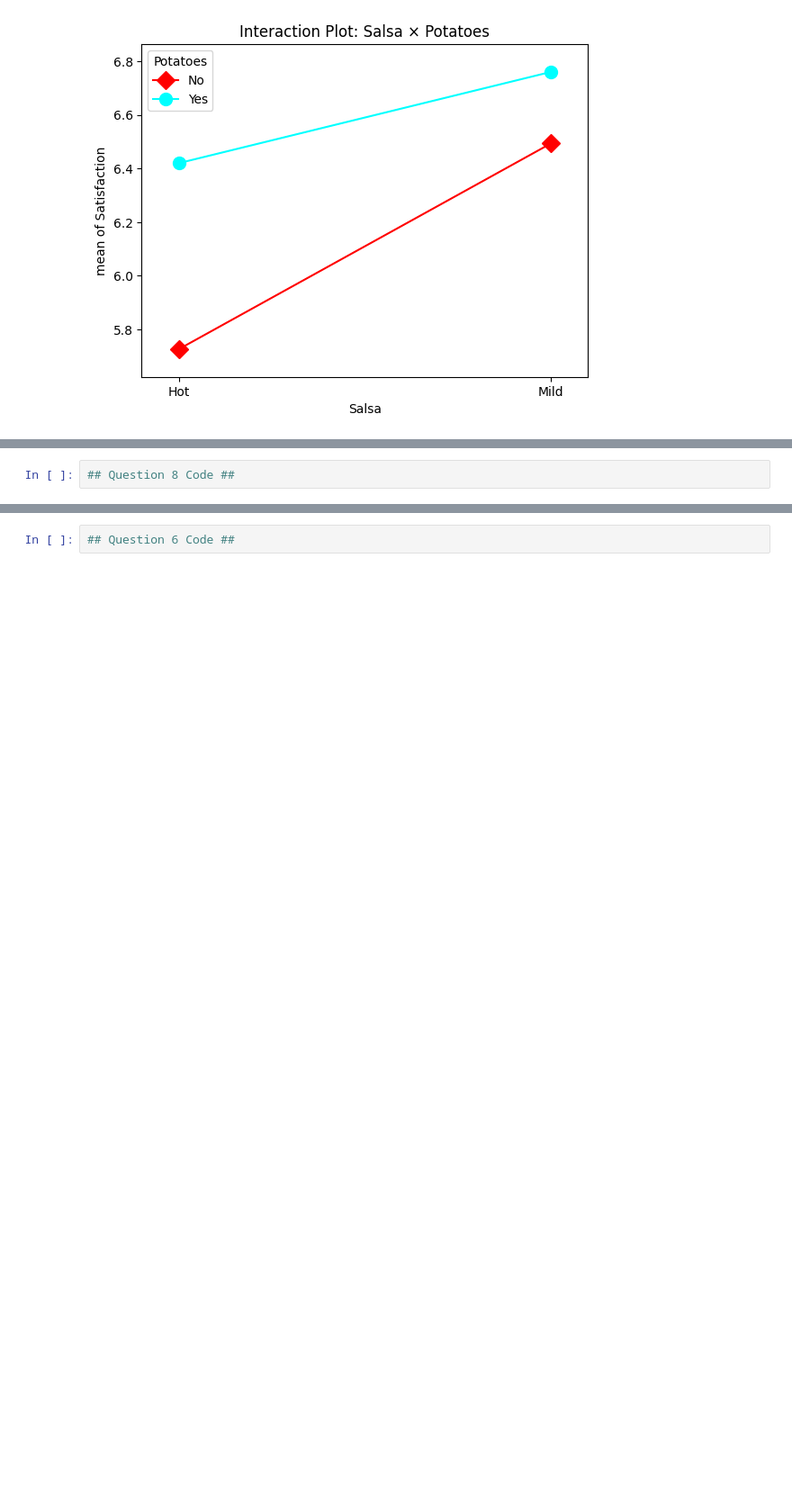
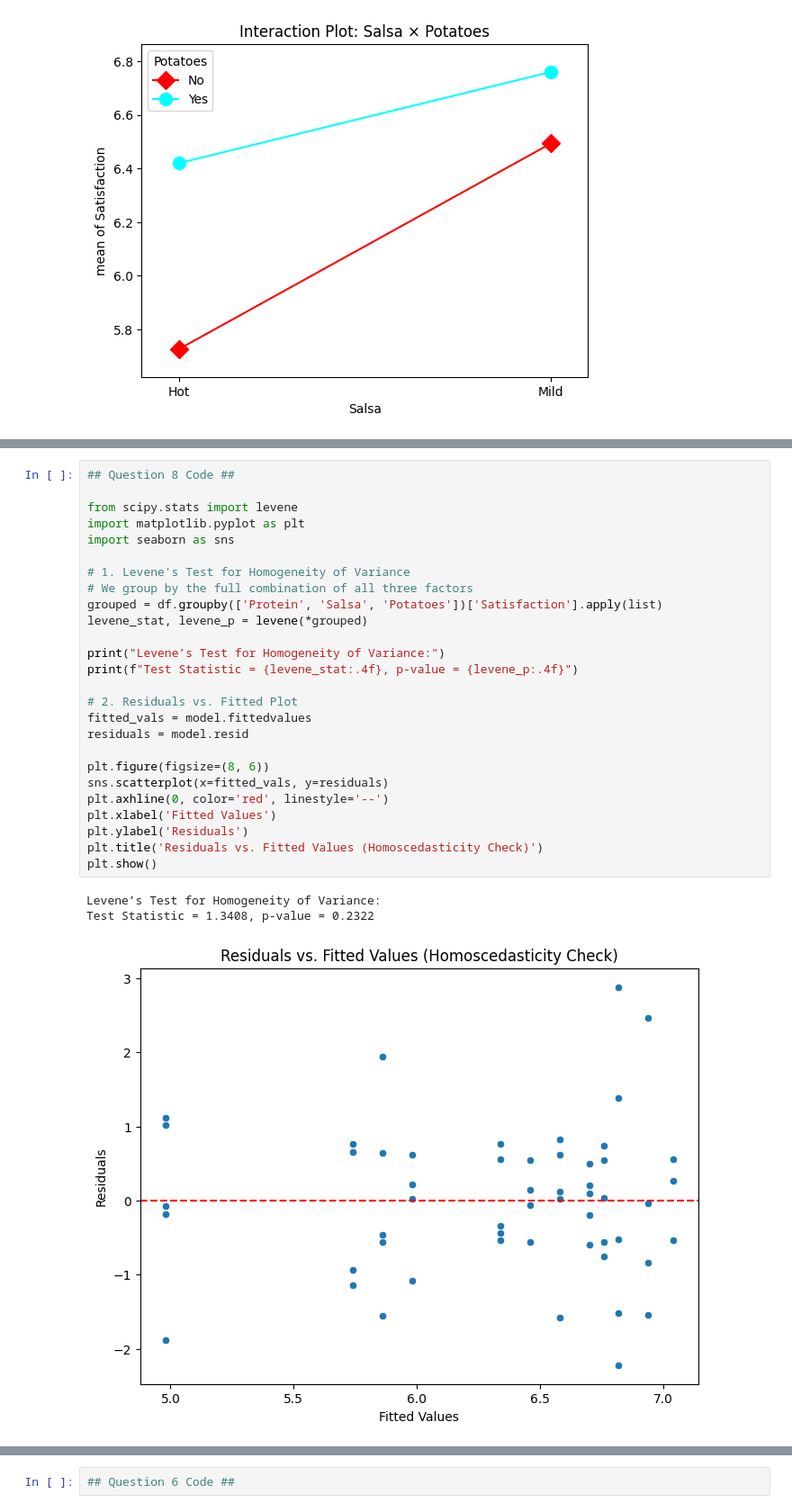
Before and after one commit to christinatalerico13/STAT-7220-Applied-Experimental-Design, a Jupyter notebook: Assignments/Final-Exam/Final-Exam.ipynb, the cells around one changed output, grey strips where cells are left out. Shown at 90% size. Cells and saved outputs as stored; diff of their text form; blank space fills up the shorter version.

```diff
--- a/Assignments/Final-Exam/Final-Exam.ipynb
+++ b/Assignments/Final-Exam/Final-Exam.ipynb
@@ -227,4 +275,32 @@ Summary Statistics:
 # %%
 ## Question 8 Code ##
+
+from scipy.stats import levene
+import matplotlib.pyplot as plt
+import seaborn as sns
+
+# 1. Levene's Test for Homogeneity of Variance
+# We group by the full combination of all three factors
+grouped = df.groupby(['Protein', 'Salsa', 'Potatoes'])['Satisfaction'].apply(list)
+levene_stat, levene_p = levene(*grouped)
+
+print("Levene’s Test for Homogeneity of Variance:")
+print(f"Test Statistic = {levene_stat:.4f}, p-value = {levene_p:.4f}")
+
+# 2. Residuals vs. Fitted Plot
+fitted_vals = model.fittedvalues
+residuals = model.resid
+
+plt.figure(figsize=(8, 6))
+sns.scatterplot(x=fitted_vals, y=residuals)
+plt.axhline(0, color='red', linestyle='--')
+plt.xlabel('Fitted Values')
+plt.ylabel('Residuals')
+plt.title('Residuals vs. Fitted Values (Homoscedasticity Check)')
+plt.show()
+# %% [output]
+Levene’s Test for Homogeneity of Variance:
+Test Statistic = 1.3408, p-value = 0.2322
+[figure, added]
 # %% [markdown]
 9. Report the ANOVA table. What statistical conclusions can we draw about our main effects and interaction effects?
```
Also changed, not shown: parts of 10 cells of this notebook.
